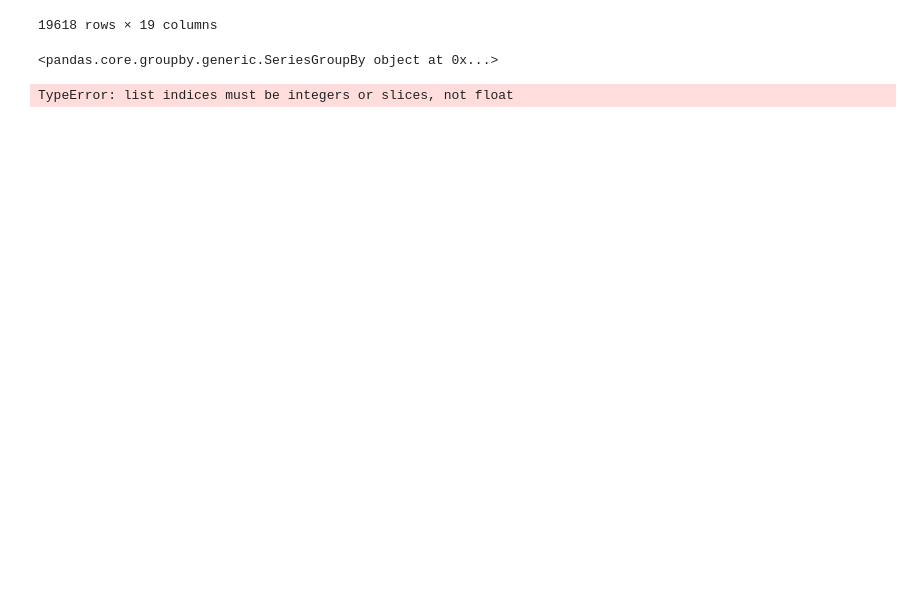
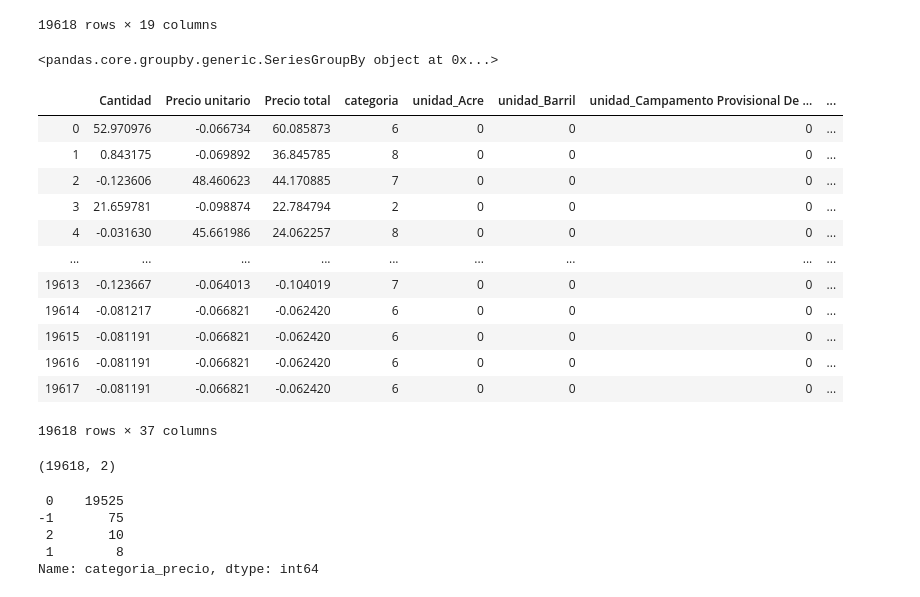
Before and after one commit to allisonbarrezueta/ProyectoIntroCienciaDatos, a Jupyter notebook: Analisis/Untitled.ipynb, the cells around one changed output. Cells and saved outputs as stored; diff of their text form; code cells hidden in the pictures; blank space fills up the shorter version.

```diff
--- a/Analisis/Untitled.ipynb
+++ b/Analisis/Untitled.ipynb
@@ -891,7 +891,3 @@ data_cluster_dbscan
 data_cluster_dbscan['Cantidad'].groupby(data_cluster_dbscan['categoria'])
 # %% [output]
 <pandas.core.groupby.generic.SeriesGroupBy object at 0x...>
-# %%
-test = [[2.100e+02][6.500e+03][3.000e+01]]
-# %% [output]
-TypeError: list indices must be integers or slices, not float
@@ -897,0 +898,23 @@ TypeError: list indices must be integers or slices, not float
+# %%
+proveedores_precio_ratio_group_scaled
+# %% [output]
+|  | Cantidad | Precio unitario | Precio total | categoria | unidad_Acre | unidad_Barril | unidad_Campamento Provisional De ... | ... |
+| 0 | 52.970976 | -0.066734 | 60.085873 | 6 | 0 | 0 | 0 | ... |
+| 1 | 0.843175 | -0.069892 | 36.845785 | 8 | 0 | 0 | 0 | ... |
+| 2 | -0.123606 | 48.460623 | 44.170885 | 7 | 0 | 0 | 0 | ... |
+| 3 | 21.659781 | -0.098874 | 22.784794 | 2 | 0 | 0 | 0 | ... |
+| 4 | -0.031630 | 45.661986 | 24.062257 | 8 | 0 | 0 | 0 | ... |
+| ... | ... | ... | ... | ... | ... | ... | ... | ... |
+| 19613 | -0.123667 | -0.064013 | -0.104019 | 7 | 0 | 0 | 0 | ... |
+| 19614 | -0.081217 | -0.066821 | -0.062420 | 6 | 0 | 0 | 0 | ... |
+| 19615 | -0.081191 | -0.066821 | -0.062420 | 6 | 0 | 0 | 0 | ... |
+| 19616 | -0.081191 | -0.066821 | -0.062420 | 6 | 0 | 0 | 0 | ... |
+| 19617 | -0.081191 | -0.066821 | -0.062420 | 6 | 0 | 0 | 0 | ... |
+19618 rows × 37 columns
+# %%
+pca = PCA(n_components=0.8, svd_solver ='full')
+pca.fit(proveedores_precio_ratio_scaled)
+data_pca = pca.transform(proveedores_precio_ratio_group_scaled)
+data_pca.shape
+# %% [output]
+(19618, 2)
@@ -897,0 +929,8 @@ TypeError: list indices must be integers or slices, not float
+# %%
+data_cluster_dbscan["categoria_precio"].value_counts()
+# %% [output]
+ 0    19525
+-1       75
+ 2       10
+ 1        8
+Name: categoria_precio, dtype: int64
```
Also changed, not shown: parts of 7 cells of this notebook, 4 other files.
